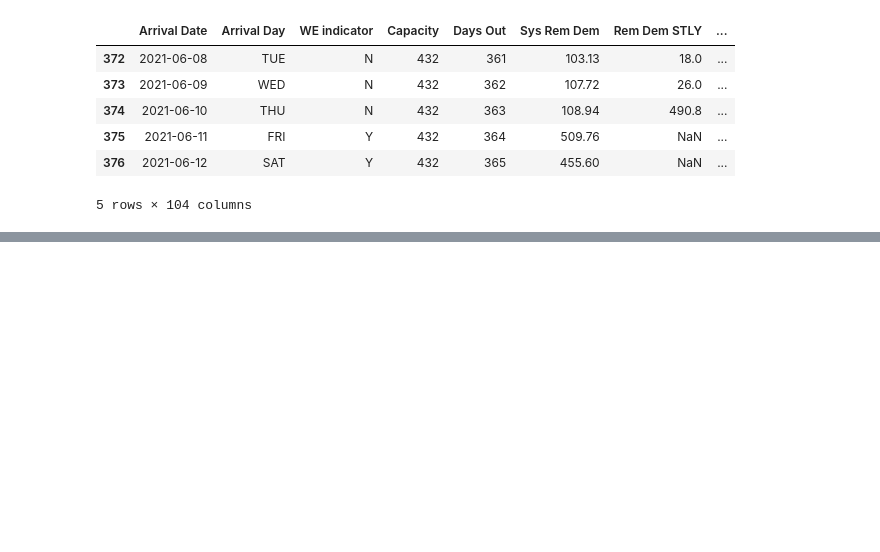
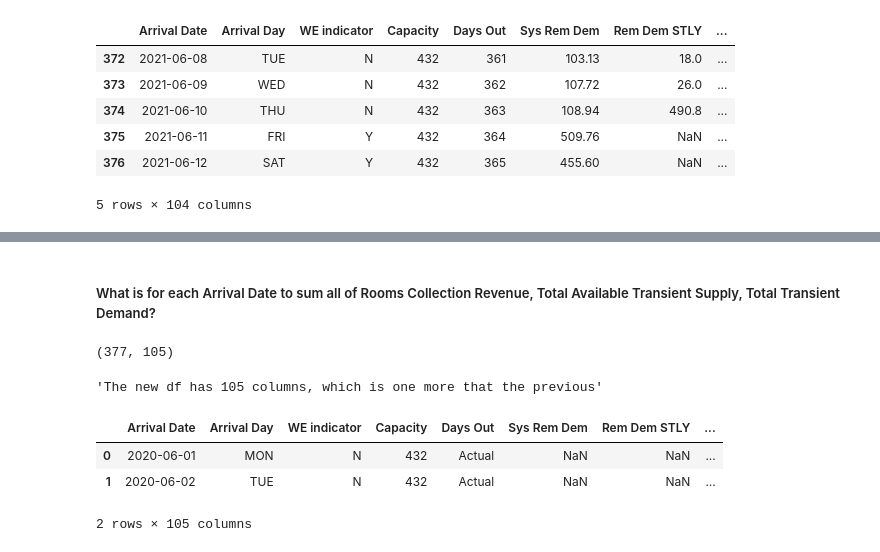
Before and after one commit to rufinsteve/Kaggle-Projects, a Jupyter notebook: CNH Data project.ipynb, the cells around one changed output, grey strips where cells are left out. Cells and saved outputs as stored; diff of their text form; code cells hidden in the pictures; blank space fills up the shorter version.

```diff
--- a/CNH Data project.ipynb
+++ b/CNH Data project.ipynb
@@ -83,0 +104,2 @@ df.tail()
+# %% [markdown]
+<h5> What is for each Arrival Date to sum all of Rooms Collection Revenue, Total Available Transient Supply, Total Transient Demand?
@@ -83,0 +112,17 @@ df.tail()
+# %%
+# Checking that the newly created Column has been added
+df.shape
+# %% [output]
+(377, 105)
+# %%
+display("The new df has 105 columns, which is one more that the previous")
+# %% [output]
+'The new df has 105 columns, which is one more that the previous'
+# %%
+# Display the first 2 rows of the new df
+df.head(2)
+# %% [output]
+|  | Arrival Date | Arrival Day | WE indicator | Capacity | Days Out | Sys Rem Dem | Rem Dem STLY | ... |
+| 0 | 2020-06-01 | MON | N | 432 | Actual | NaN | NaN | ... |
+| 1 | 2020-06-02 | TUE | N | 432 | Actual | NaN | NaN | ... |
+2 rows × 105 columns
```
Also changed, not shown: parts of 9 cells of this notebook.
